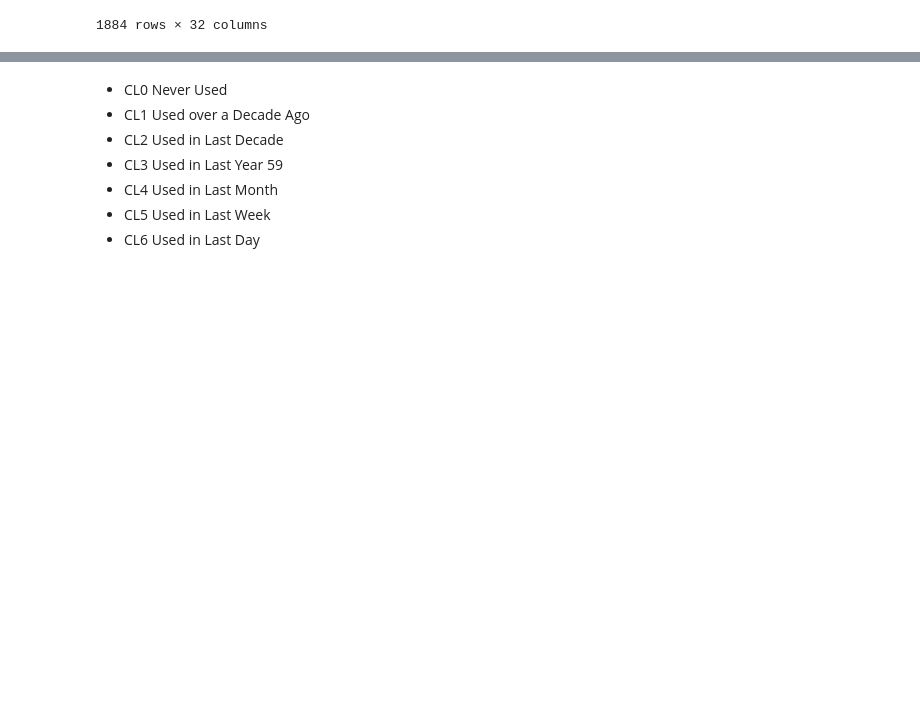
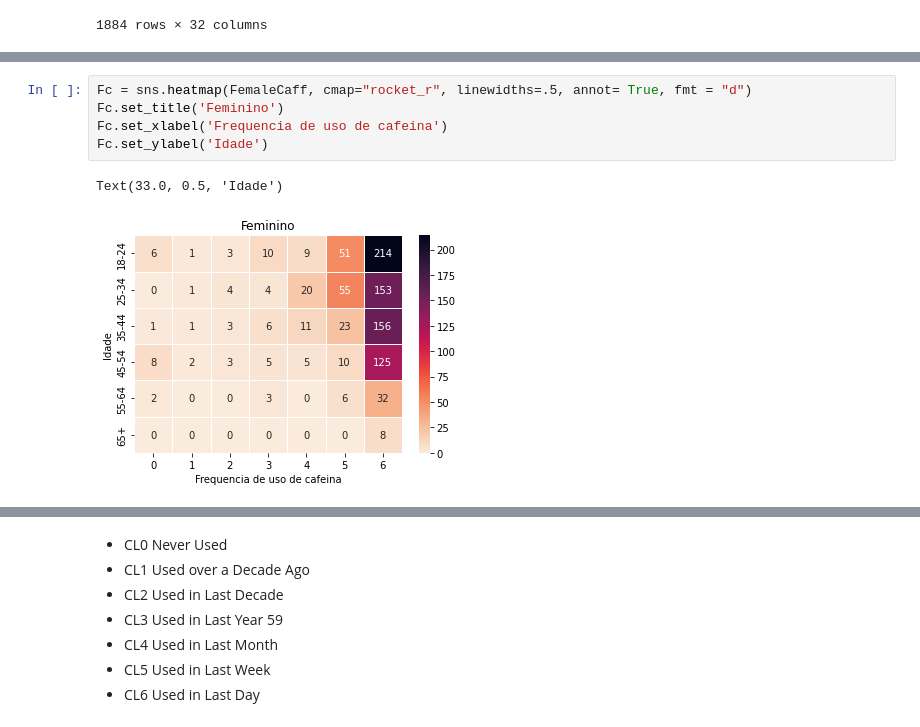
Before and after one commit to DevNataneto/ProjetoCDIA, a Jupyter notebook: datavis.ipynb, the cells around one changed output, grey strips where cells are left out. Drawn from its saved outputs; the diff is of its cells as text; blank space fills up the shorter version.

```diff
--- a/datavis.ipynb
+++ b/datavis.ipynb
@@ -153,0 +145,8 @@ Text(30.5, 0.5, 'Idade')
+# %%
+Fc = sns.heatmap(FemaleCaff, cmap="rocket_r", linewidths=.5, annot= True, fmt = "d")
+Fc.set_title('Feminino')
+Fc.set_xlabel('Frequencia de uso de cafeina')
+Fc.set_ylabel('Idade')
+# %% [output]
+Text(33.0, 0.5, 'Idade')
+[figure, added]
```
Also changed, not shown: parts of 19 cells of this notebook, 1 other file.
